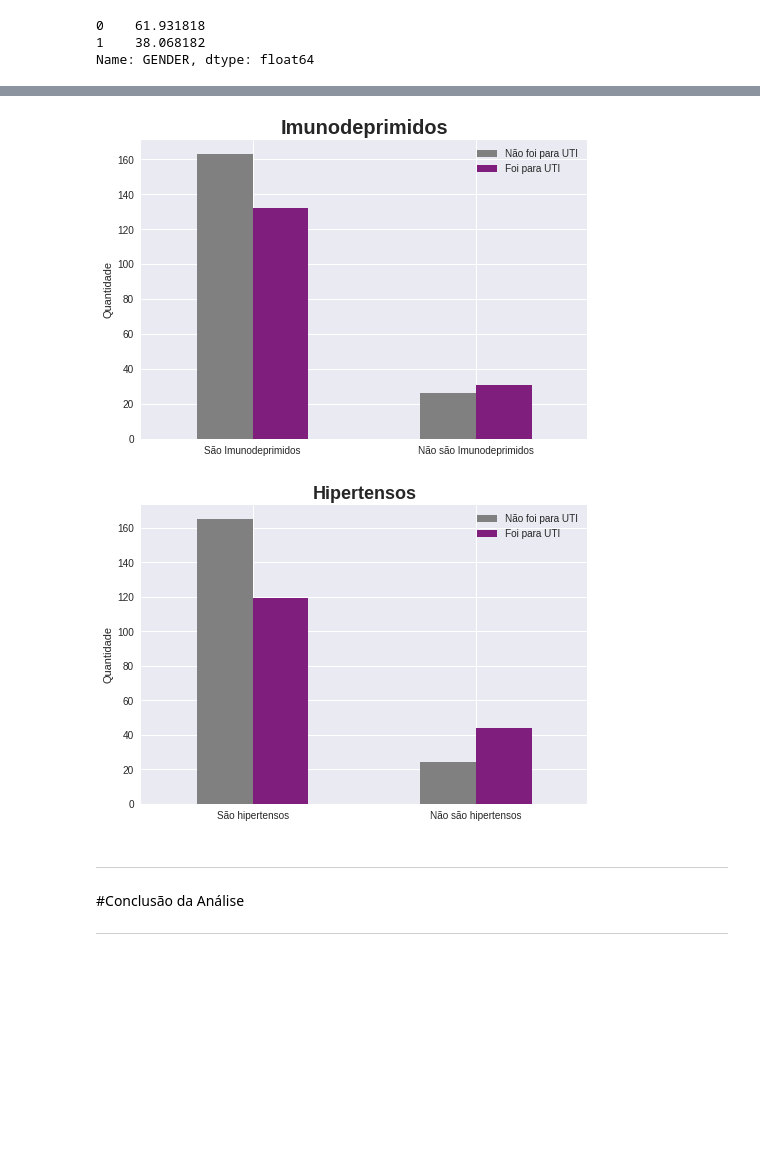
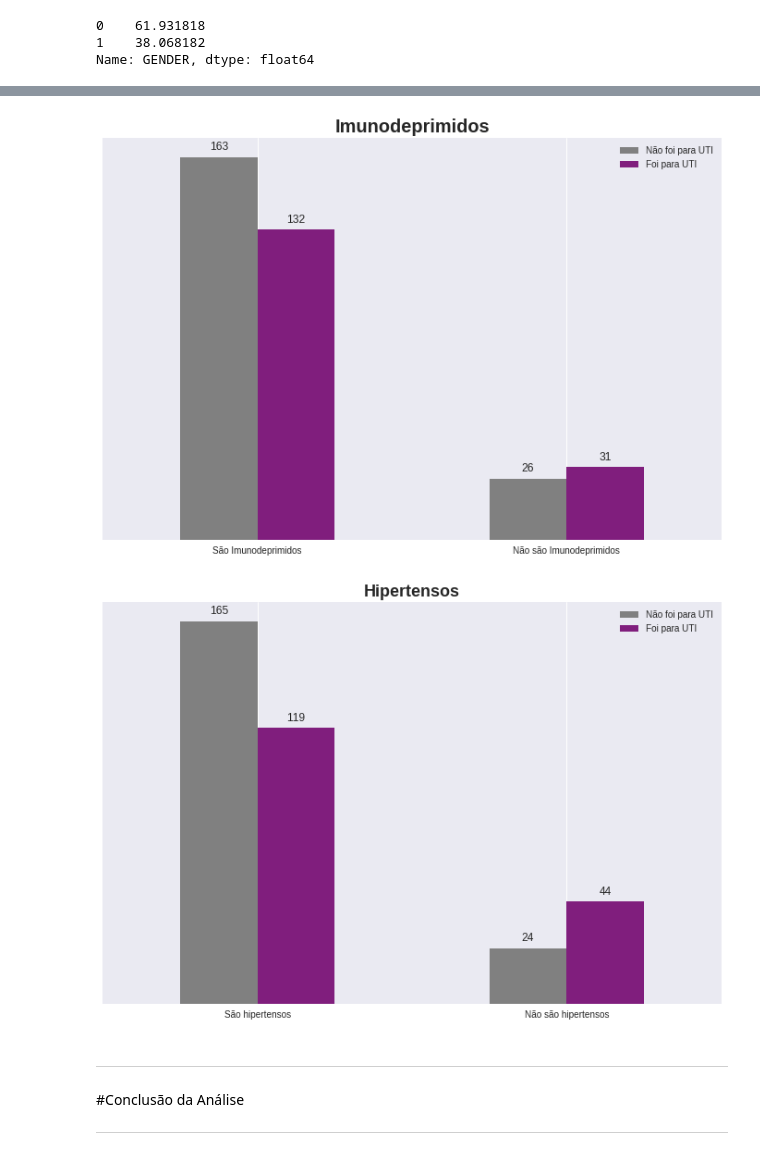
Before and after one commit to JuniorTorresMTJ/Projeto_Todo_mundo_odeia_o_COVID, a Jupyter notebook: notebook/Projeto_Todo_Mundo_Odeia_o_COVID_EDA.ipynb, the cells around one changed output, grey strips where cells are left out. Cells and saved outputs as stored; diff of their text form; code cells hidden in the pictures; blank space fills up the shorter version.

```diff
--- a/notebook/Projeto_Todo_Mundo_Odeia_o_COVID_EDA.ipynb
+++ b/notebook/Projeto_Todo_Mundo_Odeia_o_COVID_EDA.ipynb
@@ -127,13 +214,21 @@ idade = {0:"abaixo de 65 anos",
 # %%
 
 age65 = pd.crosstab(df['AGE_ABOVE65'], df['ICU'])
-ax = age65.plot.bar(color=['grey','#801e7d'], label =['sim', 'não'])
+ax = age65.plot.bar(color=['grey','#801e7d'], label =['sim', 'não'], figsize = (12, 8) )
 plt.title('Quantidade de acima de 65 anos',fontdict={'fontsize':20, 'fontweight': 'bold'},)
 plt.ylabel('Quantidade')
 plt.xlabel('')
 plt.xticks(rotation=0)
 ax.set_xticklabels(['Abaixo de 65 anos', 'Acima de 65 anos'])
 plt.legend(['Não foi para UTI', 'Foi para UTI'])
-plt.figure(figsize=(16,8))
+ax.get_yaxis().set_visible(False)
+
+for p in ax.patches:
+  height = p.get_height()
+  ax.text(p.get_x()+p.get_width()/2.,
+  height + 3,
+  '{:1.0f}'.format((height)),
+  ha='center', fontsize=12)
+
 plt.show()
 # %% [output]
@@ -150,12 +244,21 @@ genero = {0:"mulher",
           1: "homem"}
 
 gender = pd.crosstab(df['GENDER'], df['ICU'])
-ax = gender.plot.bar(color=['grey','#801e7d'] )
+ax = gender.plot.bar(color=['grey','#801e7d'], figsize = (12, 8) )
 plt.title('Generos',fontdict={'fontsize':20, 'fontweight': 'bold'},)
 plt.ylabel('Quantidade')
 plt.xlabel('Genero')
 plt.xticks(rotation=0)
 ax.set_xticklabels(['Homem', 'Mulher'])
 plt.legend(['Não foi para UTI', 'Foi para UTI'])
+ax.get_yaxis().set_visible(False)
+
+for p in ax.patches:
+  height = p.get_height()
+  ax.text(p.get_x()+p.get_width()/2.,
+  height + 3,
+  '{:1.0f}'.format((height)),
+  ha='center', fontsize=12)
+
 plt.show()
 # %% [output]
@@ -175,27 +278,45 @@ plt.show()
 # %%
 imuno = pd.crosstab(df['IMMUNOCOMPROMISED'], df['ICU'])
-ax = imuno.plot.bar(color=['grey','#801e7d'])
+ax = imuno.plot.bar(color=['grey','#801e7d'], figsize = (12, 8) )
 plt.title('Imunodeprimidos',fontdict={'fontsize':20, 'fontweight': 'bold'},)
 plt.ylabel('Quantidade')
 plt.xlabel('')
 plt.xticks(rotation=0)
 ax.set_xticklabels(['São Imunodeprimidos', 'Não são Imunodeprimidos'])
 plt.legend(['Não foi para UTI', 'Foi para UTI'])
+ax.get_yaxis().set_visible(False)
+
+for p in ax.patches:
+  height = p.get_height()
+  ax.text(p.get_x()+p.get_width()/2.,
+  height + 3,
+  '{:1.0f}'.format((height)),
+  ha='center', fontsize=12)
+
 plt.show()
 # %% [output]
-[figure, old version]
+[figure, new version]
 # %%
 hipertense = pd.crosstab(df['HTN'], df['ICU'])
-ax = hipertense.plot.bar(color=['grey','#801e7d'])
+ax = hipertense.plot.bar(color=['grey','#801e7d'], figsize = (12, 8) )
 plt.title('Hipertensos',fontdict={'fontsize':18, 'fontweight': 'bold'},)
 plt.ylabel('Quantidade')
 plt.xlabel('')
 plt.xticks(rotation=0)
 ax.set_xticklabels(['São hipertensos', 'Não são hipertensos'])
 plt.legend(['Não foi para UTI', 'Foi para UTI'])
+ax.get_yaxis().set_visible(False)
+
+for p in ax.patches:
+  height = p.get_height()
+  ax.text(p.get_x()+p.get_width()/2.,
+  height + 3,
+  '{:1.0f}'.format((height)),
+  ha='center', fontsize=12)
+
 plt.show()
 # %% [output]
-[figure, old version]
+[figure, new version]
 # %% [markdown]
 ***
 #Conclusão da Análise
```
Also changed, not shown: parts of 15 cells of this notebook.
